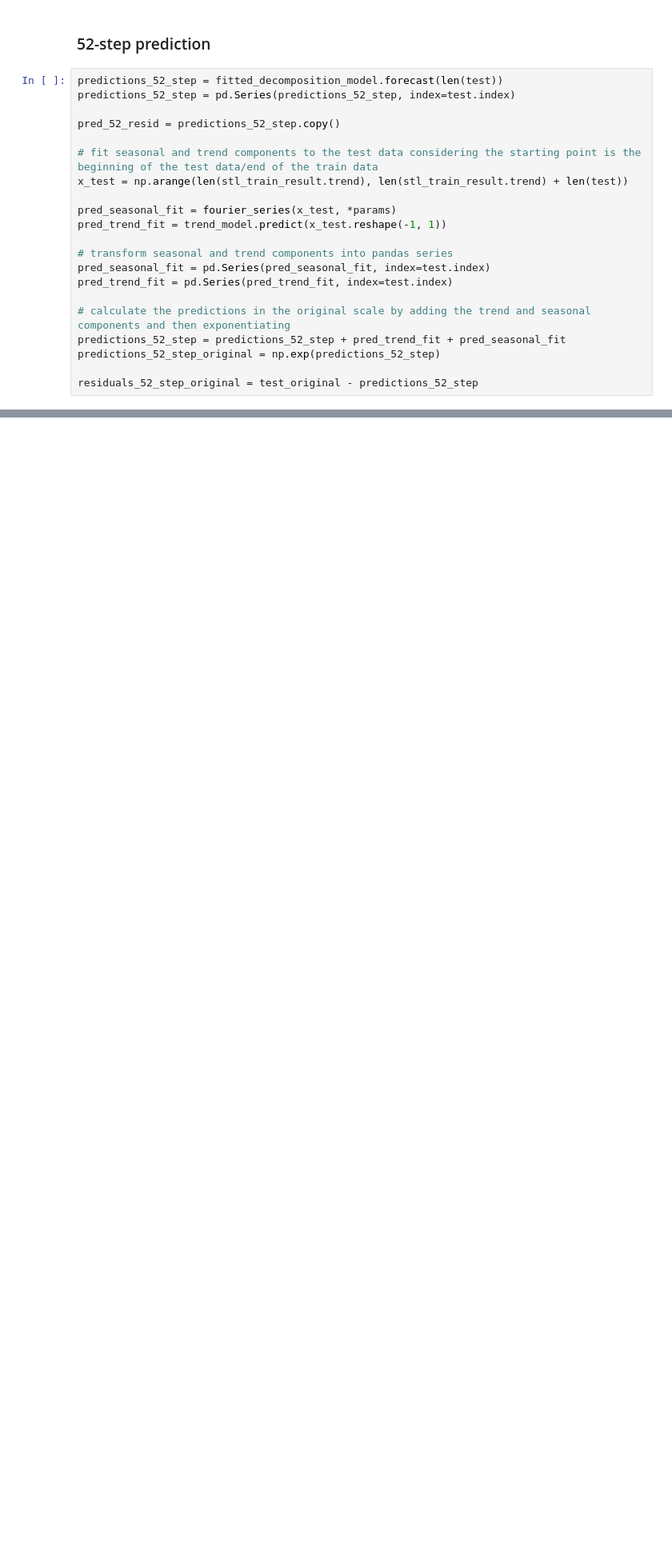
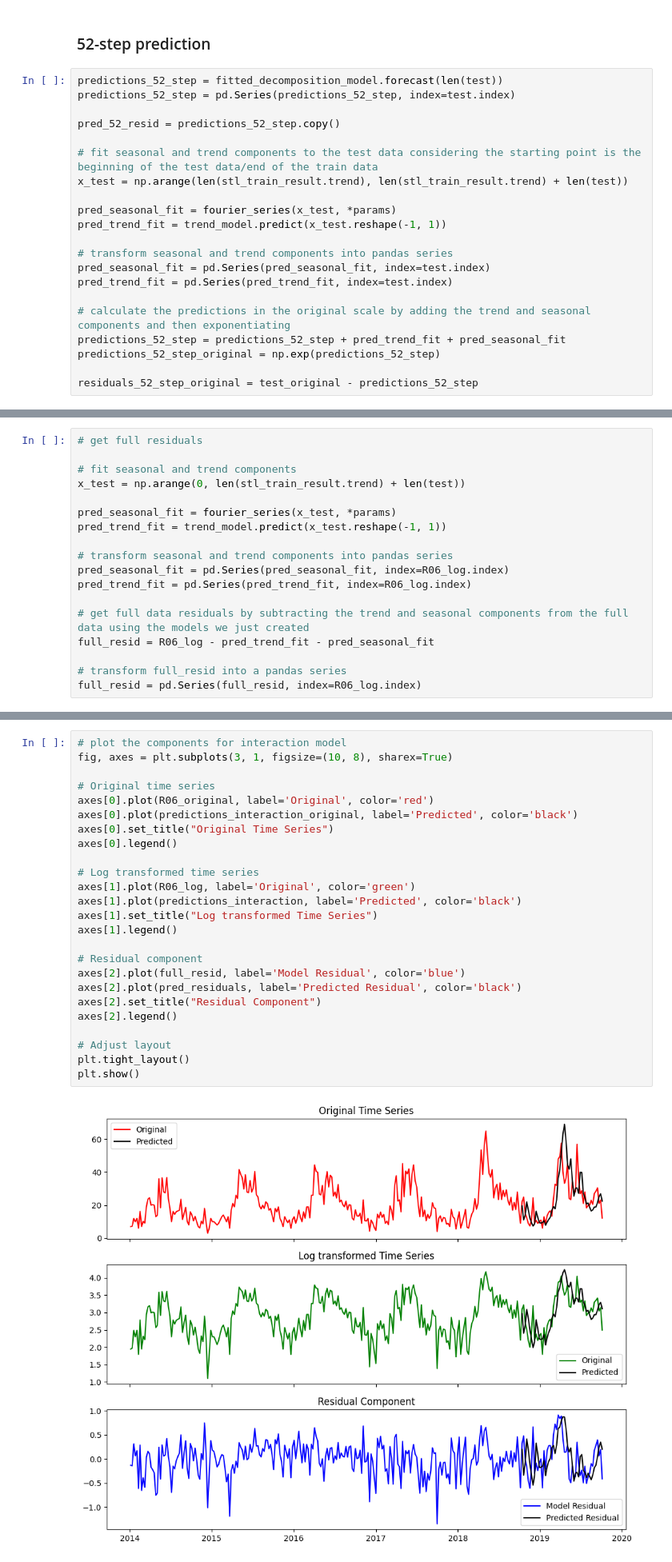
Before and after one commit to athoscf/STP-Drug-Sales, a Jupyter notebook: stp_decomposition.ipynb, the cells around one changed output, grey strips where cells are left out. Shown at 80% size. Drawn from its saved outputs; the diff is of its cells as text; blank space fills up the shorter version.

```diff
--- a/stp_decomposition.ipynb
+++ b/stp_decomposition.ipynb
@@ -633,0 +638,18 @@ plt.show()
+# %%
+# get full residuals
+
+# fit seasonal and trend components
+x_test = np.arange(0, len(stl_train_result.trend) + len(test))
+
+pred_seasonal_fit = fourier_series(x_test, *params)
+pred_trend_fit = trend_model.predict(x_test.reshape(-1, 1))
+
+# transform seasonal and trend components into pandas series
+pred_seasonal_fit = pd.Series(pred_seasonal_fit, index=R06_log.index)
+pred_trend_fit = pd.Series(pred_trend_fit, index=R06_log.index)
+
+# get full data residuals by subtracting the trend and seasonal components from the full data using the models we just created
+full_resid = R06_log - pred_trend_fit - pred_seasonal_fit
+
+# transform full_resid into a pandas series
+full_resid = pd.Series(full_resid, index=R06_log.index)
@@ -633,0 +688,27 @@ plt.show()
+# %%
+# plot the components for interaction model
+fig, axes = plt.subplots(3, 1, figsize=(10, 8), sharex=True)
+
+# Original time series
+axes[0].plot(R06_original, label='Original', color='red')
+axes[0].plot(predictions_interaction_original, label='Predicted', color='black')
+axes[0].set_title("Original Time Series")
+axes[0].legend()
+
+# Log transformed time series
+axes[1].plot(R06_log, label='Original', color='green')
+axes[1].plot(predictions_interaction, label='Predicted', color='black')
+axes[1].set_title("Log transformed Time Series")
+axes[1].legend()
+
+# Residual component
+axes[2].plot(full_resid, label='Model Residual', color='blue')
+axes[2].plot(pred_residuals, label='Predicted Residual', color='black')
+axes[2].set_title("Residual Component")
+axes[2].legend()
+
+# Adjust layout
+plt.tight_layout()
+plt.show()
+# %% [output]
+[figure, added]
```
Also changed, not shown: parts of 21 cells of this notebook.
